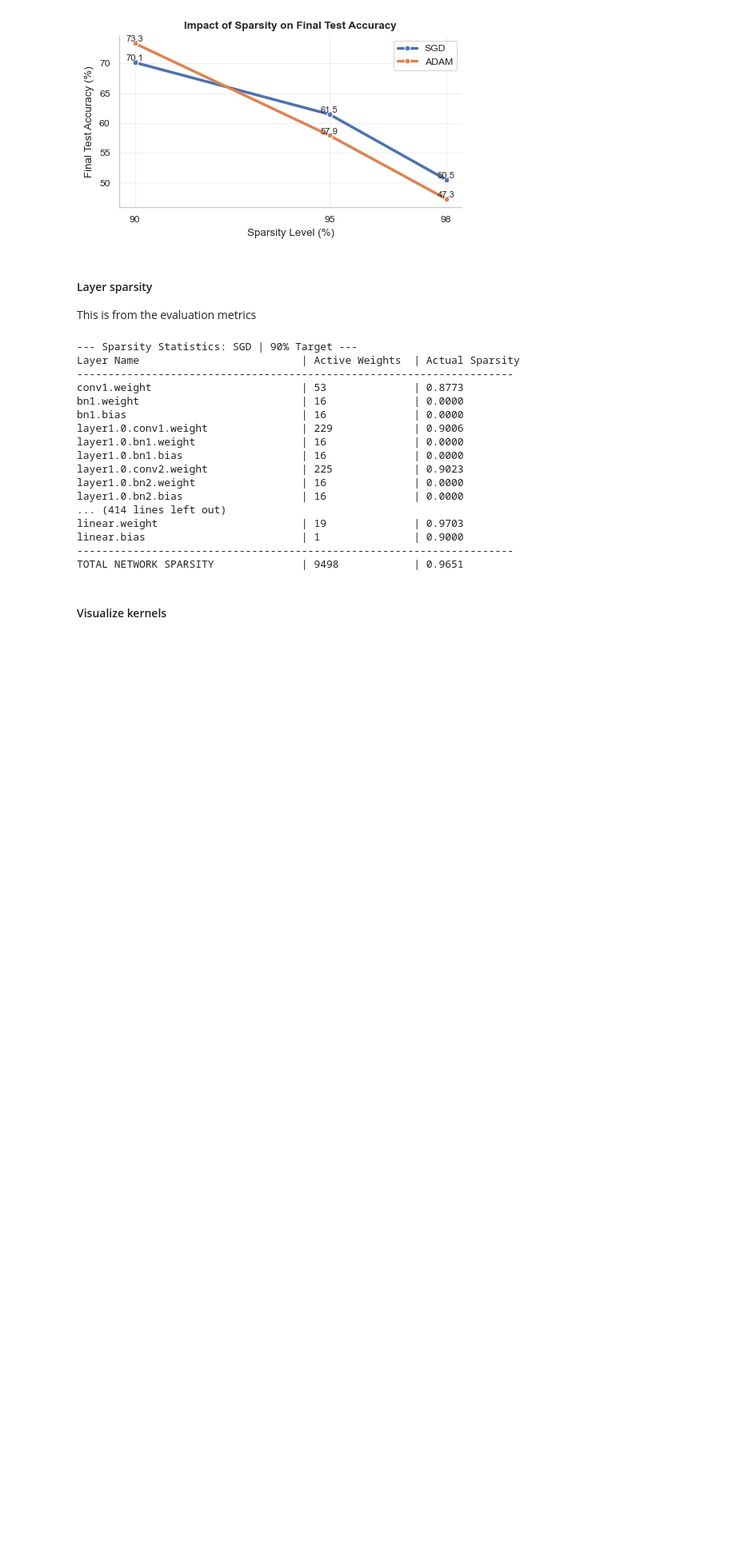
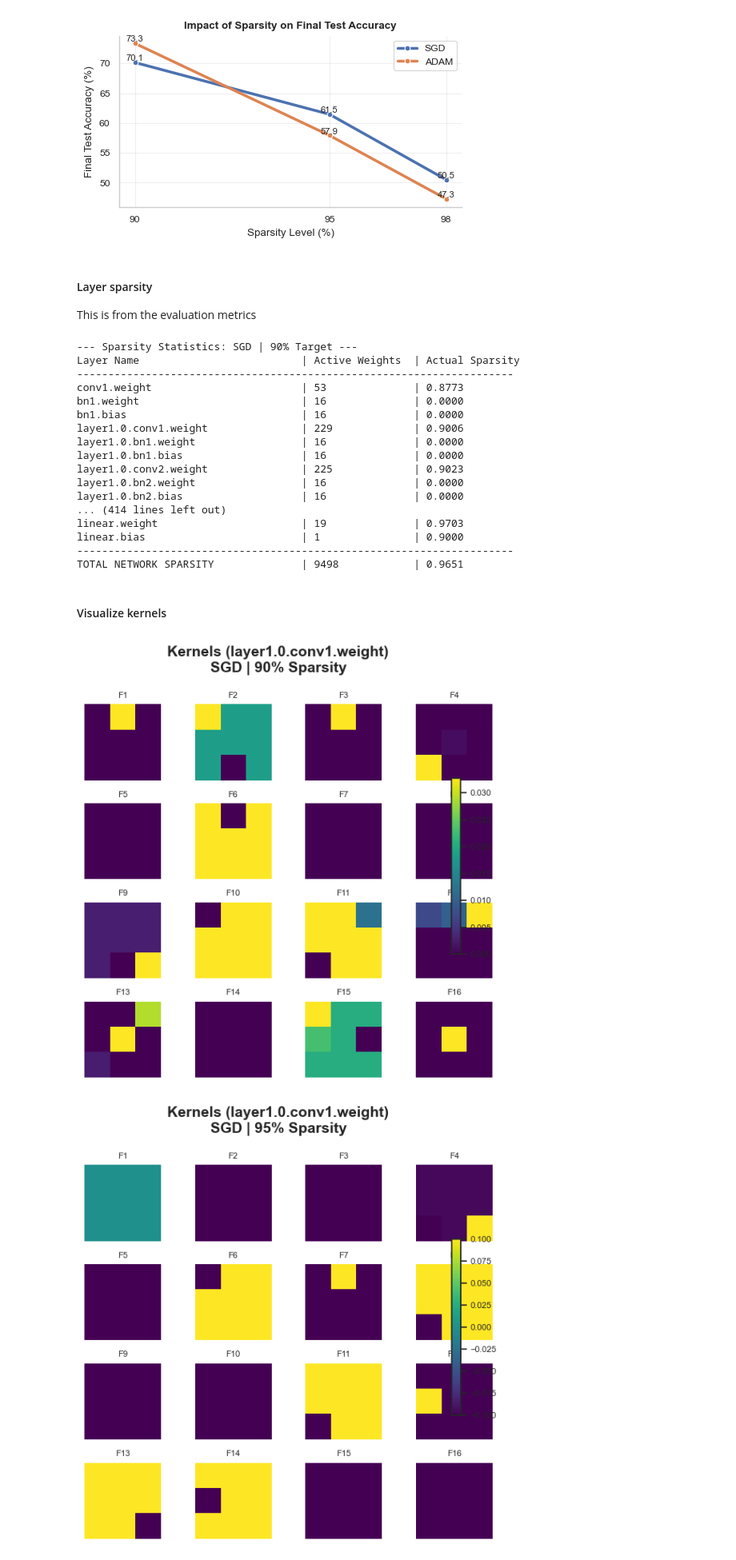
Before and after one commit to ammylin/ECE685D_Final_Project, a Jupyter notebook: 01_task_1.ipynb, the cells around one changed output. Shown at 80% size. Drawn from its saved outputs; the diff is of its cells as text; code cells hidden in the pictures; blank space fills up the shorter version.

```diff
--- a/01_task_1.ipynb
+++ b/01_task_1.ipynb
@@ -551,6 +551,9 @@ TOTAL NETWORK SPARSITY              | 9498            | 0.9651
 # %% [markdown]
 #### Visualize kernels
 # %%
-# for opt in optimizers:
-#     for s in sparsities:
-#         visualize_kernels(results, opt=opt, s=s)
+for opt in optimizers:
+    for s in sparsities:
+        visualize_kernels(results, opt=opt, s=s)
+# %% [output]
+[figure, added]
+[figure, added]
```
Also changed, not shown: parts of 1 cell of this notebook, 1 other file.
